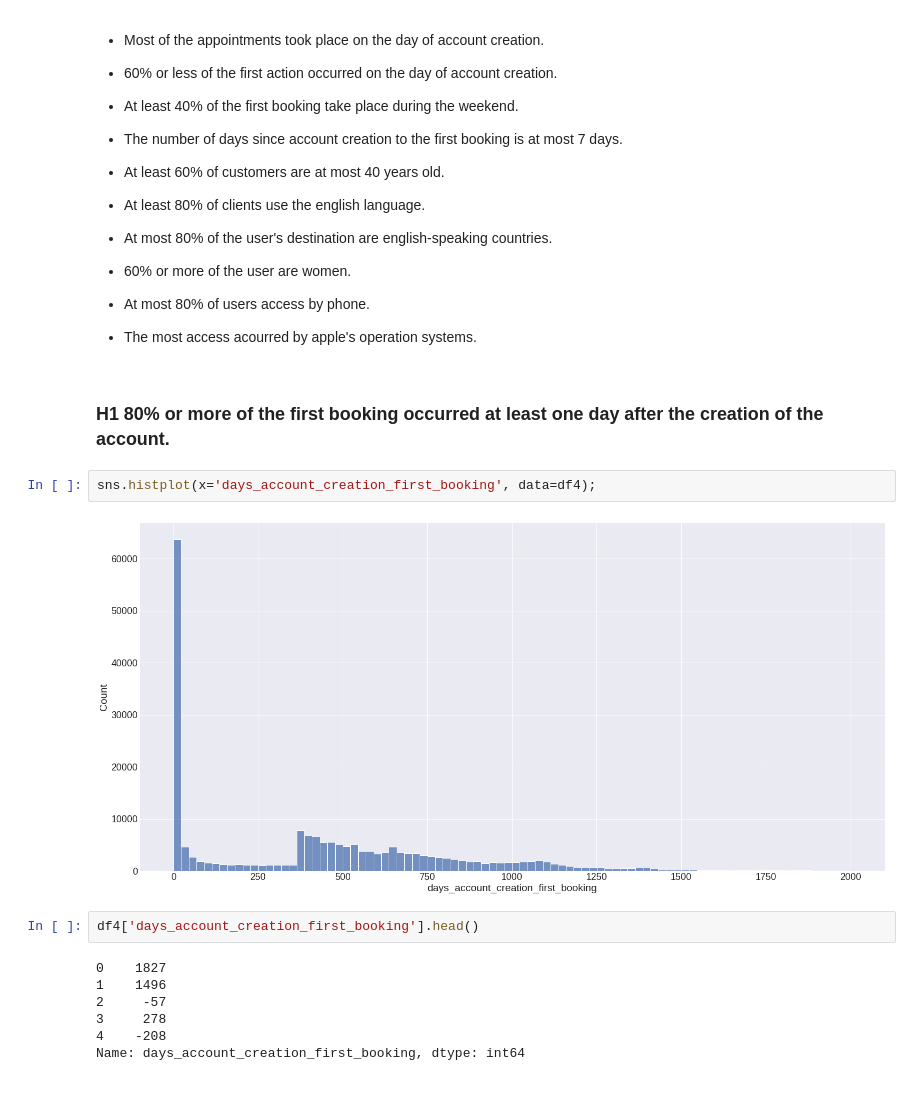
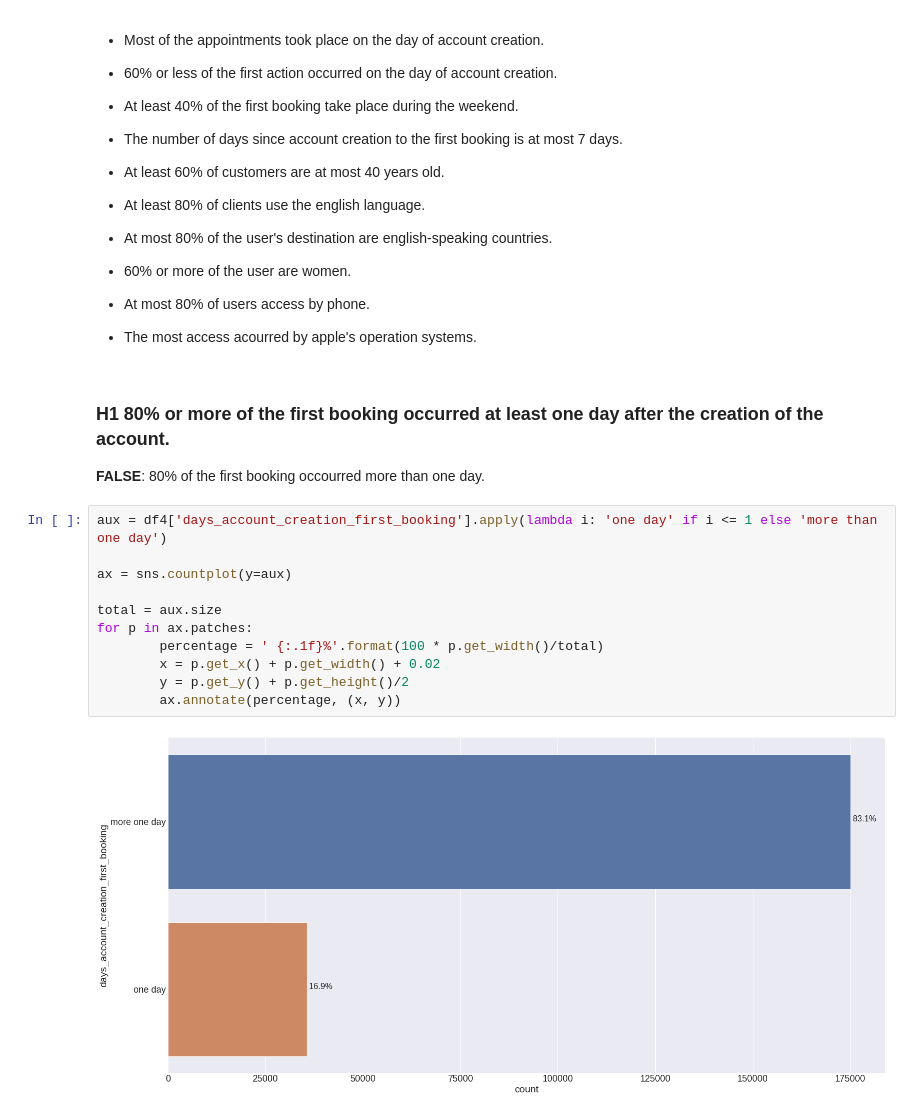
Before and after one commit to juniorcl/airbnb-scheduling-forecast, a Jupyter notebook: notebooks/c1.0_cmoj_airbnb_scheduling_forecast.ipynb, the cells around one changed output. Saved outputs shown, nothing was run; the diff lists cells and outputs as text.

```diff
--- a/notebooks/c1.0_cmoj_airbnb_scheduling_forecast.ipynb
+++ b/notebooks/c1.0_cmoj_airbnb_scheduling_forecast.ipynb
@@ -567,16 +567,17 @@ for column in columns:
 - The most access acourred by apple's operation systems.
 # %% [markdown]
 ### H1 80% or more of the first booking occurred at least one day after the creation of the account.
+**FALSE**: 80% of the first booking occourred more than one day.
-# %%
-sns.histplot(x='days_account_creation_first_booking', data=df4);
-# %% [output]
-[figure, removed]
-# %%
-df4['days_account_creation_first_booking'].head()
-# %% [output]
-0    1827
-1    1496
-2     -57
-3     278
-4    -208
-Name: days_account_creation_first_booking, dtype: int64
+# %%
+aux = df4['days_account_creation_first_booking'].apply(lambda i: 'one day' if i <= 1 else 'more than one day')
+
+ax = sns.countplot(y=aux)
+
+total = aux.size
+for p in ax.patches:
+        percentage = ' {:.1f}%'.format(100 * p.get_width()/total)
+        x = p.get_x() + p.get_width() + 0.02
+        y = p.get_y() + p.get_height()/2
+        ax.annotate(percentage, (x, y))
+# %% [output]
+[figure, added]
```
Also changed, not shown: parts of 19 cells of this notebook.
